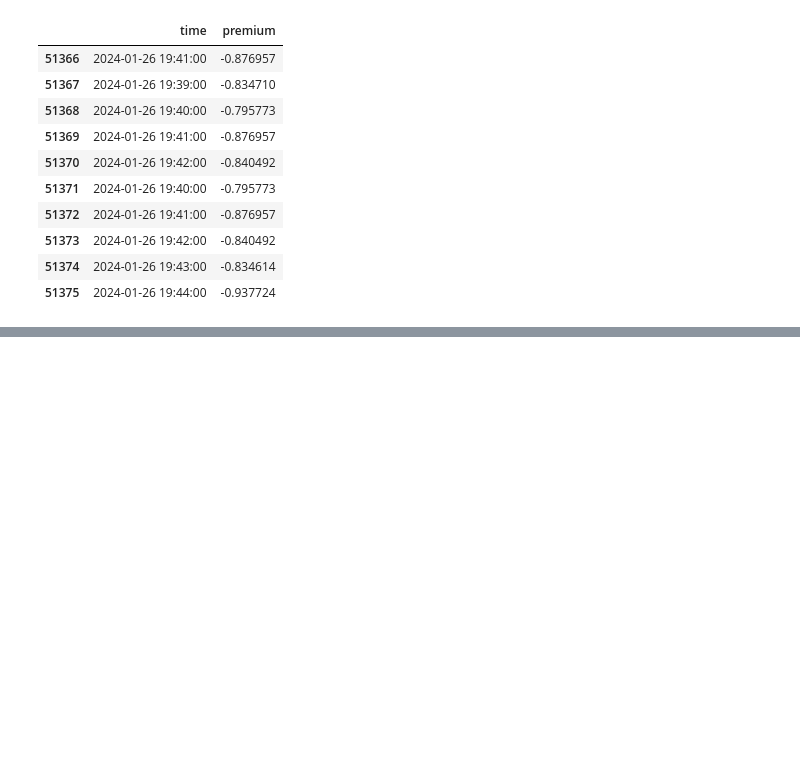
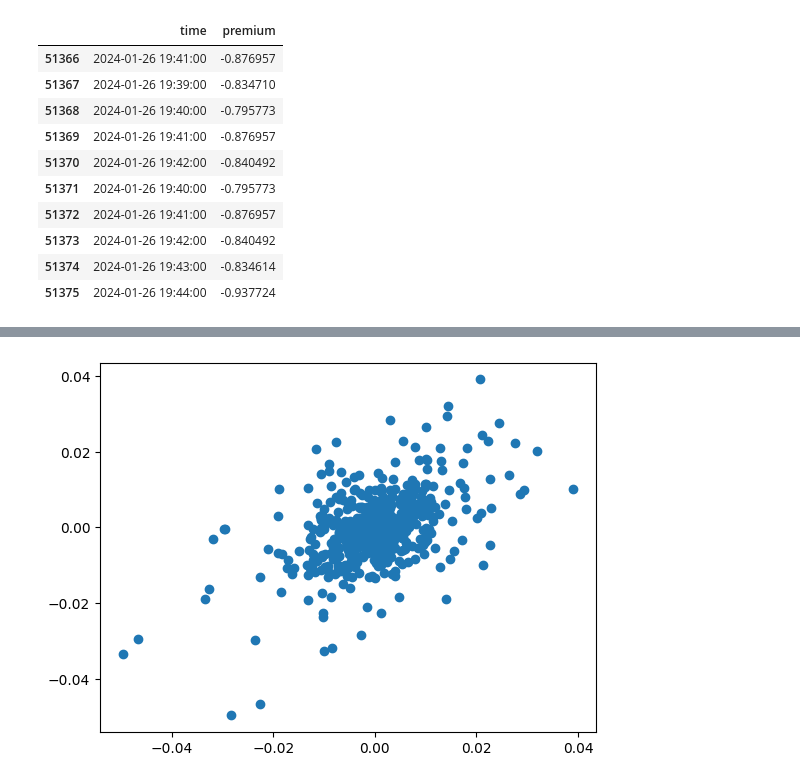
Before and after one commit to voskart/signal_generation, a Jupyter notebook: src/trend.ipynb, the cells around one changed output, grey strips where cells are left out. Drawn from its saved outputs; the diff is of its cells as text; code cells hidden in the pictures; blank space fills up the shorter version.

Commit message:
format into datatable w price returns

```diff
--- a/src/trend.ipynb
+++ b/src/trend.ipynb
@@ -96,3 +94,29 @@ print(f"Max decrease Tau: {max_decrease_tau}, date_start: {df_slice.iloc[max_dec
 23,517,779.853000 USD, 0.7361344537815125, 'Avg funding:' 0.00010000000000000003, 'Avg premium:' -0.8263240687725, 'date_start': 2024-01-26 14:00:00, 'date_end': 2024-01-26 16:00:00
 Max increase Tau: {'tau': 0.7361344537815125, 'range_low': 35520, 'range_high': 35640}, date_start: 2024-01-26 15:00:00, date_end: date_start: 2024-01-26 17:00:00
 Max decrease Tau: {'tau': -0.9364145658263305, 'range_low': 2280, 'range_high': 2400}, date_start: 2024-01-03 13:00:00, date_end: date_start: 2024-01-03 15:00:00
+# %%
+
+
+max_increase_tau = {'tau': 0, 'range_low':0, 'range_high':0, 'oi_difference':0}
+max_decrease_tau = {'tau': 0, 'range_low':0, 'range_high':0, 'oi_difference':0}
+df = pd.DataFrame()
+
+# calcuate tau, calculate OI increase for those with positive tau, calculate funding and premium avg for the periods
+while end < len(df_slice):
+    df_cut = df_slice.iloc[start:end]
+    tau = stats.kendalltau(df_cut.index, df_cut['dollar_open_interest_close'])
+    if tau.statistic < 0:
+        if max_decrease_tau['tau'] > tau.statistic:
+            max_decrease_tau = {'tau': tau.statistic, 'range_low': start, 'range_high': end}
+    else:
+        # get mean premium for period
+        premium = df_cut['premium'].mean()
+        # get mean funding for period
+        funding = df_cut['funding_rate'].mean()
+        # OI increase
+        oi_increase = df_cut.iloc[-1]['dollar_open_interest_close']-df_cut.iloc[1]['dollar_open_interest_close']
+        print(f"{oi_increase:,f} USD, {tau.statistic}, 'Avg funding:' {funding}, 'Avg premium:' {premium}, 'date_start': {df_slice.iloc[max_increase_tau['range_low']]['time']}, 'date_end': {df_slice.iloc[max_increase_tau['range_high']]['time']}")
+        max_increase_tau = {'tau': tau.statistic, 'range_low': start, 'range_high': end}
+    # print(f"Range: {start} to {end}: {stats.kendalltau(df_cut.index, df_cut['dollar_open_interest_close'])}")
+    start += step
+    end += step
@@ -98,0 +200,5 @@ Max decrease Tau: {'tau': -0.9364145658263305, 'range_low': 2280, 'range_high':
+# %%
+plt.scatter(df['oc_price_change'], df['oc_price_change_shift'])
+plt.show()
+# %% [output]
+[figure, added]
```
Also changed, not shown: parts of 4 cells of this notebook, 1 other file.
